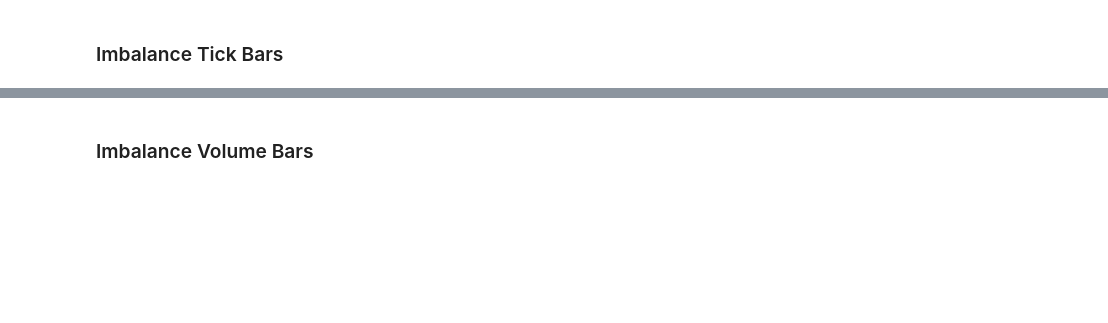
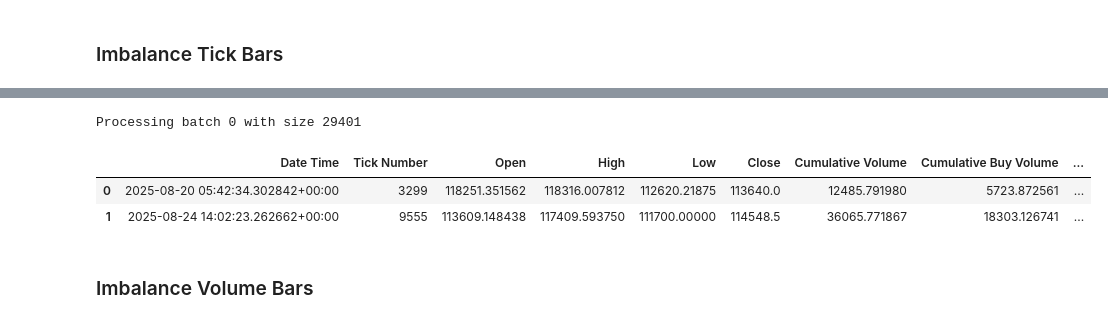
Before and after one commit to engr-bobet-14/Trading-Systems, a Jupyter notebook: smart-money/Notebook/[01] Data Structures.ipynb, the cells around one changed output, grey strips where cells are left out. Cells and saved outputs as stored; diff of their text form; code cells hidden in the pictures; blank space fills up the shorter version.

```diff
--- a/smart-money/Notebook/[01] Data Structures.ipynb
+++ b/smart-money/Notebook/[01] Data Structures.ipynb
@@ -720,2 +1067,13 @@ Processing batch 0 with size 29401
+# %%
+EIB_ticks = generate_info_driven_bars(sampling_method='expected_tick_imbalance_bars',
+                                      df_sample=df_riskAI,
+                                      db_best_params=reload_db_resampling_params)
+
+EIB_ticks.head()
+# %% [output]
+Processing batch 0 with size 29401
+|  | Date Time | Tick Number | Open | High | Low | Close | Cumulative Volume | Cumulative Buy Volume | ... |
+| 0 | 2025-08-20 05:42:34.302842+00:00 | 3299 | 118251.351562 | 118316.007812 | 112620.21875 | 113640.0 | 12485.791980 | 5723.872561 | ... |
+| 1 | 2025-08-24 14:02:23.262662+00:00 | 9555 | 113609.148438 | 117409.593750 | 111700.00000 | 114548.5 | 36065.771867 | 18303.126741 | ... |
 # %% [markdown]
 ### Imbalance Volume Bars
```
Also changed, not shown: parts of 54 cells of this notebook, 1 other file.
